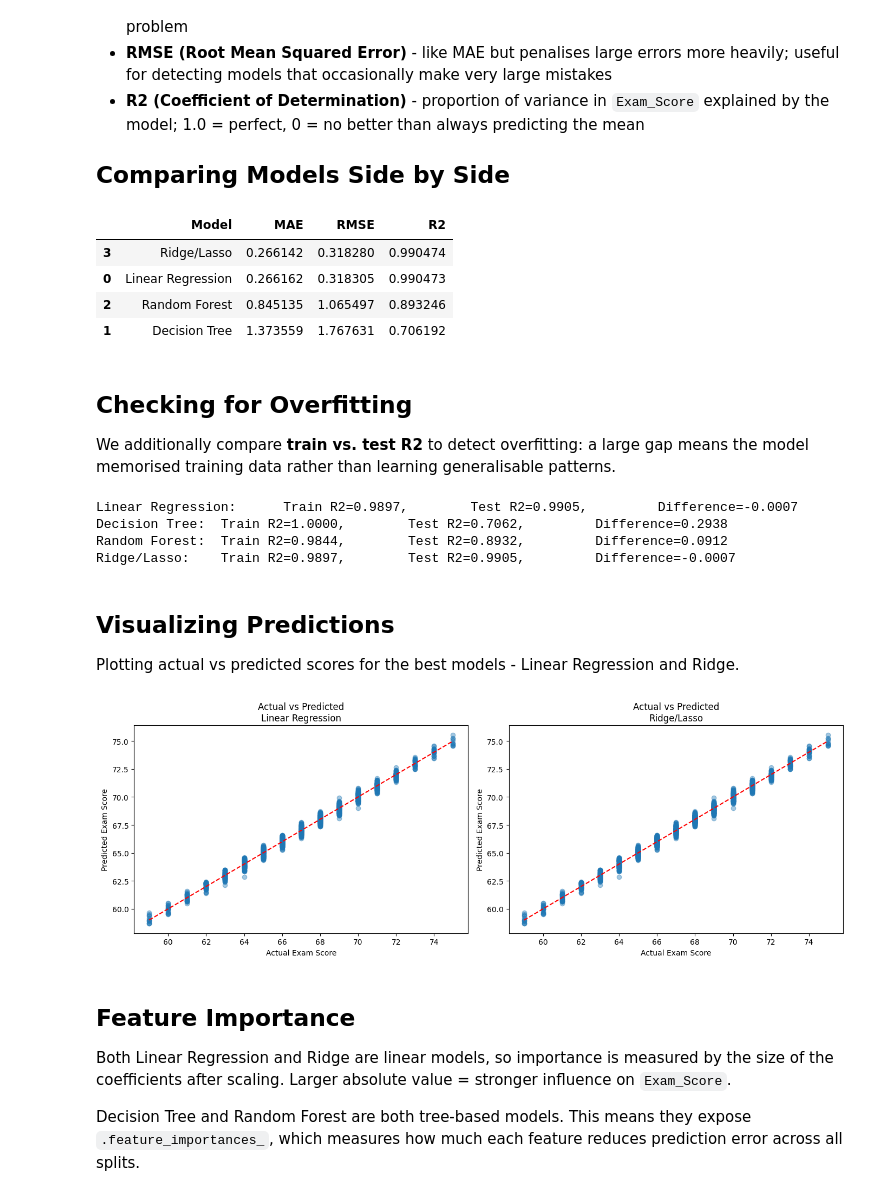
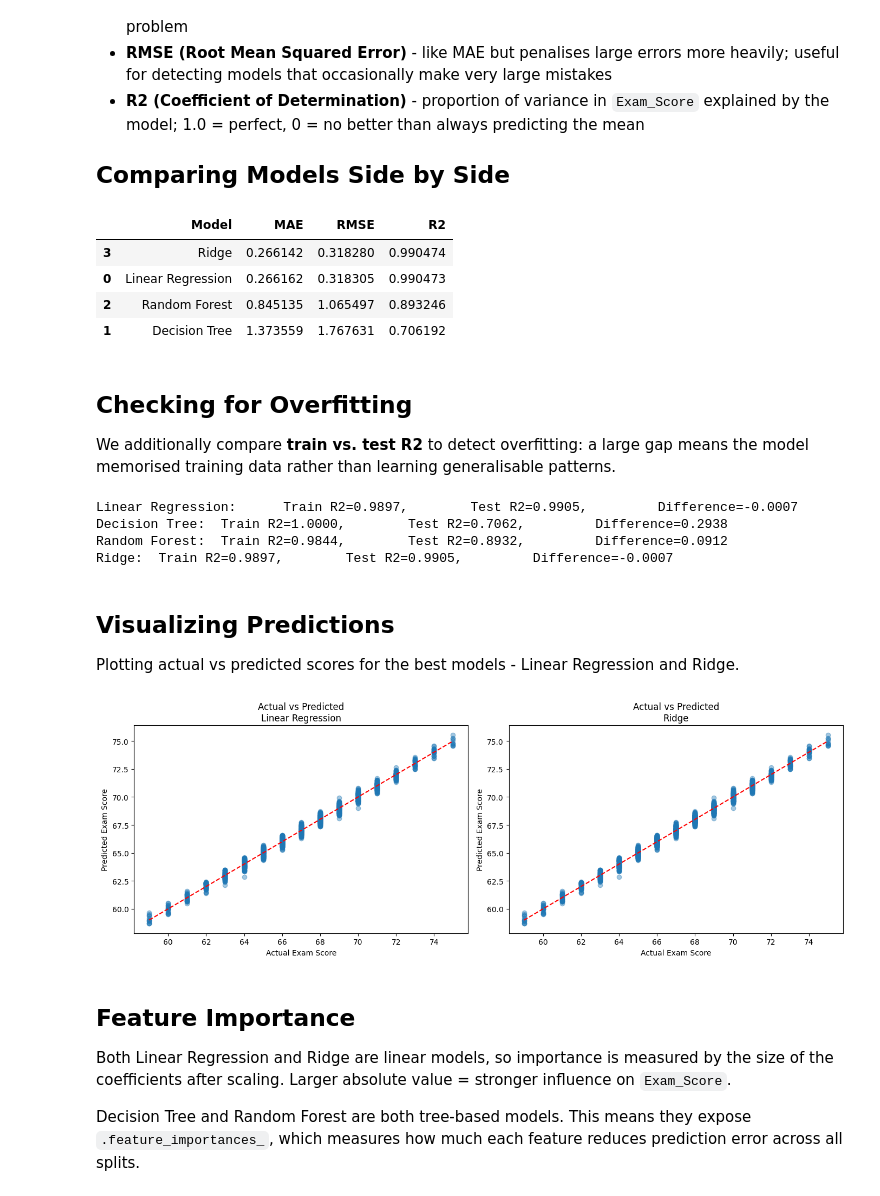
Before and after one commit to Blinchik-Inside/CS439-StudentExamPerformance, a Jupyter notebook: Student_Exam_Performance_Analysis.ipynb, the cells around one changed output. Cells and saved outputs as stored; diff of their text form; code cells hidden in the pictures.

```diff
--- a/Student_Exam_Performance_Analysis.ipynb
+++ b/Student_Exam_Performance_Analysis.ipynb
@@ -484,7 +484,7 @@ models = {
     'Linear Regression': linear_regression_model,
     'Decision Tree': decision_tree_model,
     'Random Forest': random_forest_model,
-    'Ridge/Lasso': ridge_model
+    'Ridge': ridge_model
 }
 
 results = []
@@ -500,7 +500,7 @@ for name, model in models.items():
 pd.DataFrame(results).sort_values('R2', ascending=False)
 # %% [output]
 |  | Model | MAE | RMSE | R2 |
-| 3 | Ridge/Lasso | 0.266142 | 0.318280 | 0.990474 |
+| 3 | Ridge | 0.266142 | 0.318280 | 0.990474 |
 | 0 | Linear Regression | 0.266162 | 0.318305 | 0.990473 |
 | 2 | Random Forest | 0.845135 | 1.065497 | 0.893246 |
 | 1 | Decision Tree | 1.373559 | 1.767631 | 0.706192 |
@@ -519,7 +519,7 @@ for name, model in models.items():
 Linear Regression:      Train R2=0.9897,        Test R2=0.9905,         Difference=-0.0007
 Decision Tree:  Train R2=1.0000,        Test R2=0.7062,         Difference=0.2938
 Random Forest:  Train R2=0.9844,        Test R2=0.8932,         Difference=0.0912
-Ridge/Lasso:    Train R2=0.9897,        Test R2=0.9905,         Difference=-0.0007
+Ridge:  Train R2=0.9897,        Test R2=0.9905,         Difference=-0.0007
 # %% [markdown]
 ## Visualizing Predictions
 
@@ -527,24 +527,24 @@ Plotting actual vs predicted scores for the best models - Linear Regression and
 # %%
 # All four importances side by side
 best_models = {
     'Linear Regression': linear_regression_model,
-    'Ridge/Lasso': ridge_model
+    'Ridge': ridge_model
 }
 
 fig, axes = plt.subplots(1, 2, figsize=(14, 5))
 
 for ax, (name, model) in zip(axes, best_models.items()):
     y_pred = model.predict(X_test)
     ax.scatter(y_test, y_pred, alpha=0.4)
     ax.plot([y_test.min(), y_test.max()], [y_test.min(), y_test.max()], 'r--')
     ax.set_xlabel("Actual Exam Score")
     ax.set_ylabel("Predicted Exam Score")
     ax.set_title(f"Actual vs Predicted\n{name}")
 
 plt.tight_layout()
 plt.show()
 # %% [output]
-[figure, old version]
+[figure, new version]
 # %% [markdown]
 ## Feature Importance
 
```
Also changed, not shown: parts of 2 cells of this notebook.
